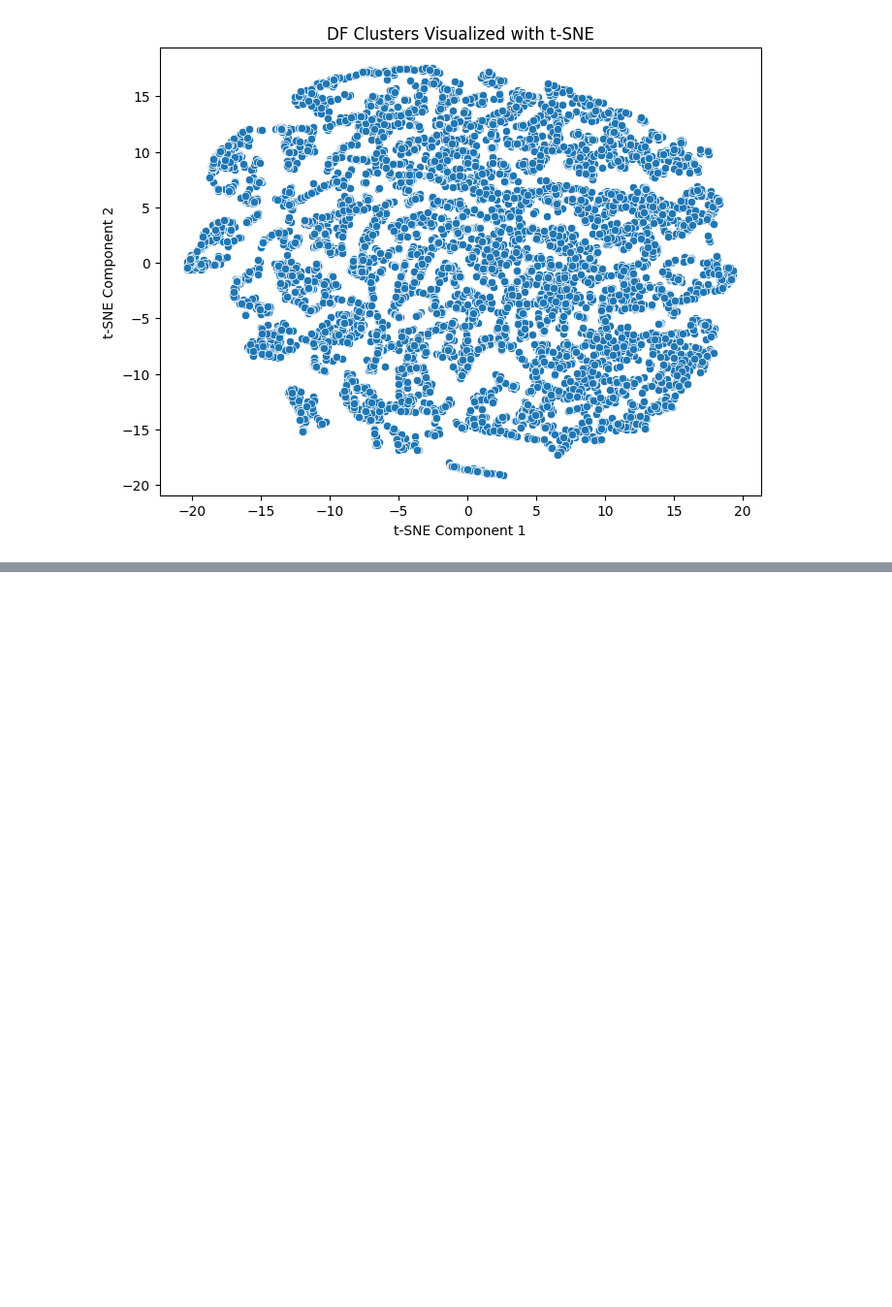
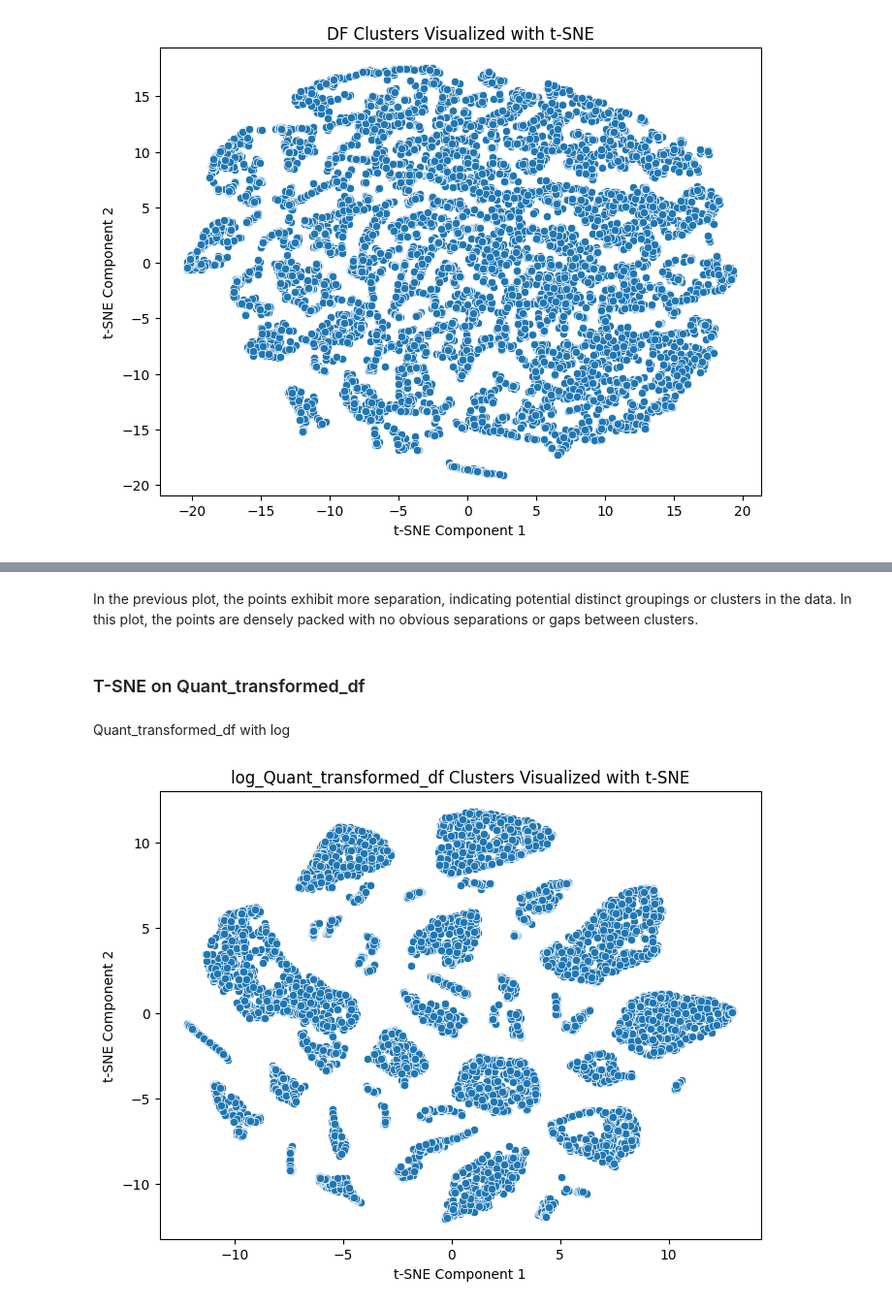
Before and after one commit to Payal2000/Advanced-Data-Science-INFO-7390, a Jupyter notebook: Understanding_Data_Assignment_1.ipynb, the cells around one changed output, grey strips where cells are left out. Shown at 97% size. Saved outputs shown, nothing was run; the diff lists cells and outputs as text; code cells hidden in the pictures; blank space fills up the shorter version.

```diff
--- a/Understanding_Data_Assignment_1.ipynb
+++ b/Understanding_Data_Assignment_1.ipynb
@@ -618,0 +641,22 @@ plt.show()
+# %% [markdown]
+In the previous plot, the points exhibit more separation, indicating potential distinct groupings or clusters in the data.
+In this plot, the points are densely packed with no obvious separations or gaps between clusters.
+# %% [markdown]
+### T-SNE on Quant_transformed_df
+# %% [markdown]
+Quant_transformed_df with log
+# %%
+log_Quant_transformed_data = np.log(Quant_transformed_data+0.1)
+tsne_data = TSNE(n_components=2,  perplexity=40, learning_rate=0.2, n_iter=2000)
+X_tsne = tsne_data.fit_transform(log_Quant_transformed_data)
+
+# Add the cluster information to the reduced data
+log_Quant_transformed_data_tsne = pd.DataFrame(data=X_tsne, columns=['t-SNE Component 1', 't-SNE Component 2'])
+
+# Plotting
+plt.figure (figsize=(8,6))
+sns.scatterplot(x='t-SNE Component 1', y='t-SNE Component 2', data=log_Quant_transformed_data_tsne)
+plt.title('log_Quant_transformed_df Clusters Visualized with t-SNE')
+plt.show()
+# %% [output]
+[figure, added]
```
Also changed, not shown: parts of 8 cells of this notebook.
